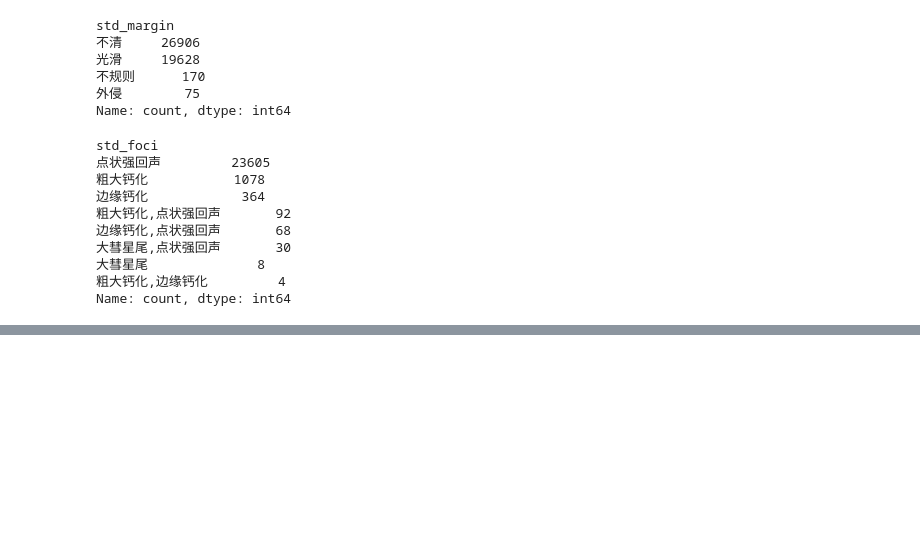
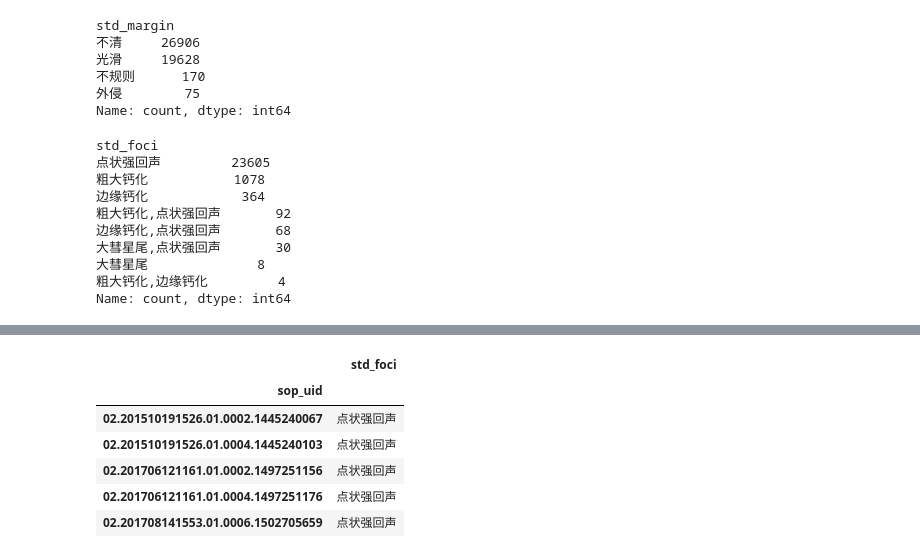
Before and after one commit to bibaodi/thyroid_train01, a Jupyter notebook: jupyterNotebooks/250423-statsEchoCompostions.ipynb, the cells around one changed output, grey strips where cells are left out. Drawn from its saved outputs; the diff is of its cells as text; code cells hidden in the pictures; blank space fills up the shorter version.

```diff
--- a/jupyterNotebooks/250423-statsEchoCompostions.ipynb
+++ b/jupyterNotebooks/250423-statsEchoCompostions.ipynb
@@ -173,0 +219,10 @@ Name: count, dtype: int64
+# %%
+display(df_uidFociWithIdx.head(5))
+# %% [output]
+|  | std_foci |
+| sop_uid |  |
+| 02.201510191526.01.0002.1445240067 | 点状强回声 |
+| 02.201510191526.01.0004.1445240103 | 点状强回声 |
+| 02.201706121161.01.0002.1497251156 | 点状强回声 |
+| 02.201706121161.01.0004.1497251176 | 点状强回声 |
+| 02.201708141553.01.0006.1502705659 | 点状强回声 |
```
Also changed, not shown: parts of 16 cells of this notebook.
